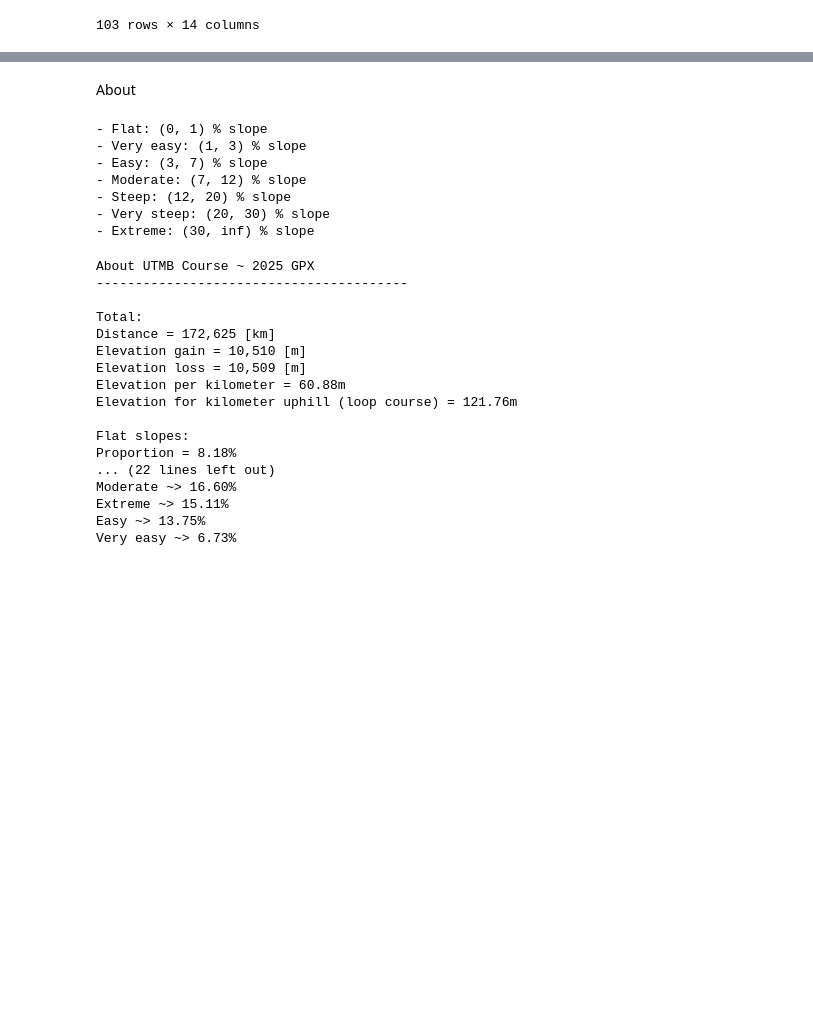
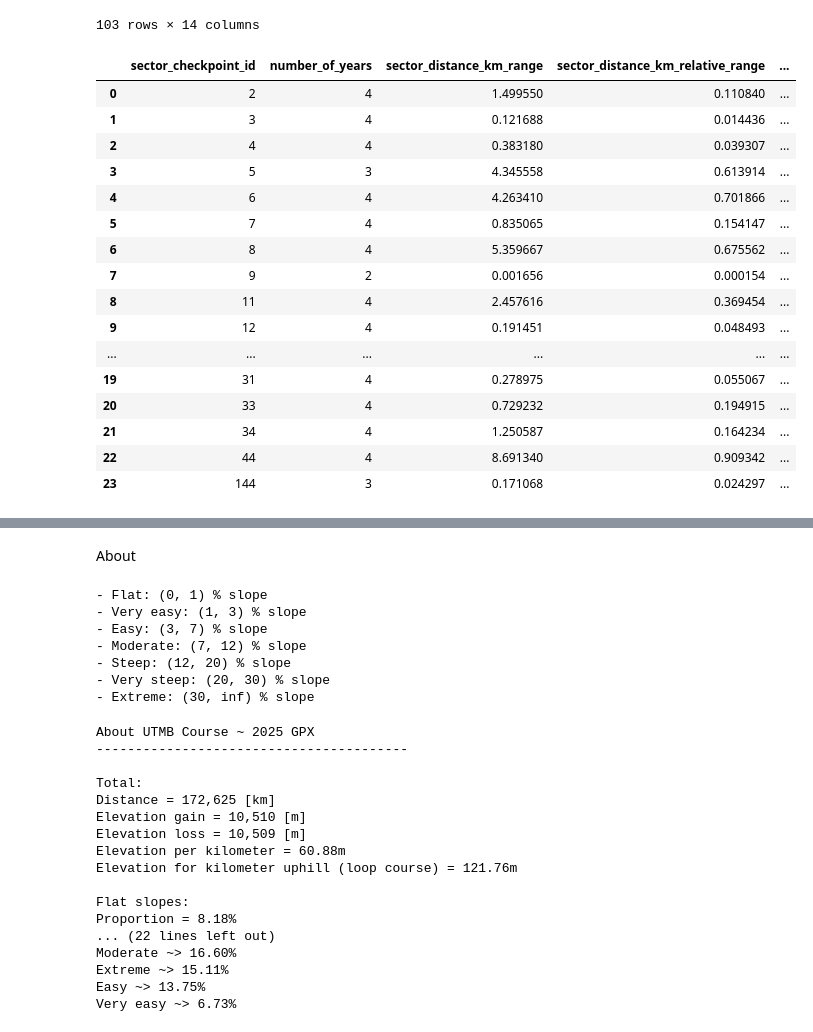
Before and after one commit to 1312Bravo/Path-To-UTMB, a Jupyter notebook: course_analysis/utmb_course_analysis.ipynb, the cells around one changed output, grey strips where cells are left out. Drawn from its saved outputs; the diff is of its cells as text; code cells hidden in the pictures; blank space fills up the shorter version.

```diff
--- a/course_analysis/utmb_course_analysis.ipynb
+++ b/course_analysis/utmb_course_analysis.ipynb
@@ -212,7 +223,10 @@ Sectors
 display(
     representative_sector_data_course_df[[
         # Identifiers
-        "race_id", "year", "sector_checkpoint_id", "sector_is_rest_only",
+        "race_id", "year", "sector_checkpoint_id",
+
+        # About
+        "sector_is_rest_only",
 
         # Distance
         "sector_distance_km", "sector_start_distance_km", "sector_end_distance_km",
@@ -223,6 +237,18 @@ display(
         "relative_sector_elevation_gain", "relative_sector_elevation_loss",
     ]]
 )
+
+# Save for later
+sector_identifiers = ["race_id", "year", "sector_checkpoint_id",]
+sector_about = ["sector_is_rest_only"]
+sector_distance = [
+    "sector_distance_km", "sector_start_distance_km", "sector_end_distance_km",
+    "relative_sector_distance", "relative_sector_start_distance", "relative_sector_end_distance",
+]
+sector_elevation = [
+    "sector_elevation_gain_m", "sector_elevation_loss_m",
+    "relative_sector_elevation_gain", "relative_sector_elevation_loss",
+]
 # %% [output]
 |  | race_id | year | sector_checkpoint_id | sector_is_rest_only | sector_distance_km | sector_start_distance_km | ... |
 | 0 | utmb | 2022 | 2 | False | 13.303249 | 0.000000 | ... |
@@ -237,3 +263,80 @@ display(
 | 101 | utmb | 2025 | 44 | False | 11.277506 | 157.029100 | ... |
 | 102 | utmb | 2025 | 144 | False | 7.102014 | 168.306606 | ... |
 103 rows × 14 columns
+# %%
+# Check whether repeated sector checkpoint IDs have similar features across years (only non rest sectors)
+
+# Comparison data - repeated sectors
+sector_id_year_comparison_df = (
+    representative_sector_data_course_df
+    .loc[lambda df: ~df["sector_is_rest_only"]]
+    .groupby("sector_checkpoint_id")
+    .filter(lambda df: df["year"].nunique() > 1)
+    [
+        sector_identifiers
+        + sector_about
+        + sector_distance
+        + sector_elevation
+    ]
+    .sort_values(["sector_checkpoint_id", "year"])
+    .reset_index(drop = True)
+)
+
+# Aggregation
+def _relative_range(x):
+    x = x.dropna()
+
+    if len(x) == 0:
+        return np.nan
+
+    if np.isclose(x.mean(), 0):
+        return np.nan
+
+    return (x.max() - x.min()) / x.mean()
+
+sector_id_year_variability_df = (
+    sector_id_year_comparison_df
+    .groupby("sector_checkpoint_id")
+    .agg(
+        number_of_years = ("year", "nunique"),
+
+        # Distance
+        sector_distance_km_range = ("sector_distance_km", lambda x: x.max() - x.min()),
+        sector_distance_km_relative_range = ("sector_distance_km", _relative_range),
+
+        # Start & end point
+        sector_start_distance_km_range = ("sector_start_distance_km", lambda x: x.max() - x.min()),
+        sector_start_distance_km_relative_range = ("sector_start_distance_km", _relative_range),
+
+        sector_end_distance_km_range = ("sector_end_distance_km", lambda x: x.max() - x.min()),
+        sector_end_distance_km_relative_range = ("sector_end_distance_km", _relative_range),
+
+        # Elevation gain & loss
+        sector_elevation_gain_m_range = ("sector_elevation_gain_m", lambda x: x.max() - x.min()),
+        sector_elevation_gain_m_relative_range = ("sector_elevation_gain_m", _relative_range),
+
+        sector_elevation_loss_m_range = ("sector_elevation_loss_m", lambda x: x.max() - x.min()),
+        sector_elevation_loss_m_relative_range = ("sector_elevation_loss_m", _relative_range),
+    )
+    .reset_index()
+)
+
+display(sector_id_year_variability_df)
+# %% [output]
+|  | sector_checkpoint_id | number_of_years | sector_distance_km_range | sector_distance_km_relative_range | ... |
+| 0 | 2 | 4 | 1.499550 | 0.110840 | ... |
+| 1 | 3 | 4 | 0.121688 | 0.014436 | ... |
+| 2 | 4 | 4 | 0.383180 | 0.039307 | ... |
+| 3 | 5 | 3 | 4.345558 | 0.613914 | ... |
+| 4 | 6 | 4 | 4.263410 | 0.701866 | ... |
+| 5 | 7 | 4 | 0.835065 | 0.154147 | ... |
+| 6 | 8 | 4 | 5.359667 | 0.675562 | ... |
+| 7 | 9 | 2 | 0.001656 | 0.000154 | ... |
+| 8 | 11 | 4 | 2.457616 | 0.369454 | ... |
+| 9 | 12 | 4 | 0.191451 | 0.048493 | ... |
+| ... | ... | ... | ... | ... | ... |
+| 19 | 31 | 4 | 0.278975 | 0.055067 | ... |
+| 20 | 33 | 4 | 0.729232 | 0.194915 | ... |
+| 21 | 34 | 4 | 1.250587 | 0.164234 | ... |
+| 22 | 44 | 4 | 8.691340 | 0.909342 | ... |
+| 23 | 144 | 3 | 0.171068 | 0.024297 | ... |
```
Also changed, not shown: parts of 3 cells of this notebook.
